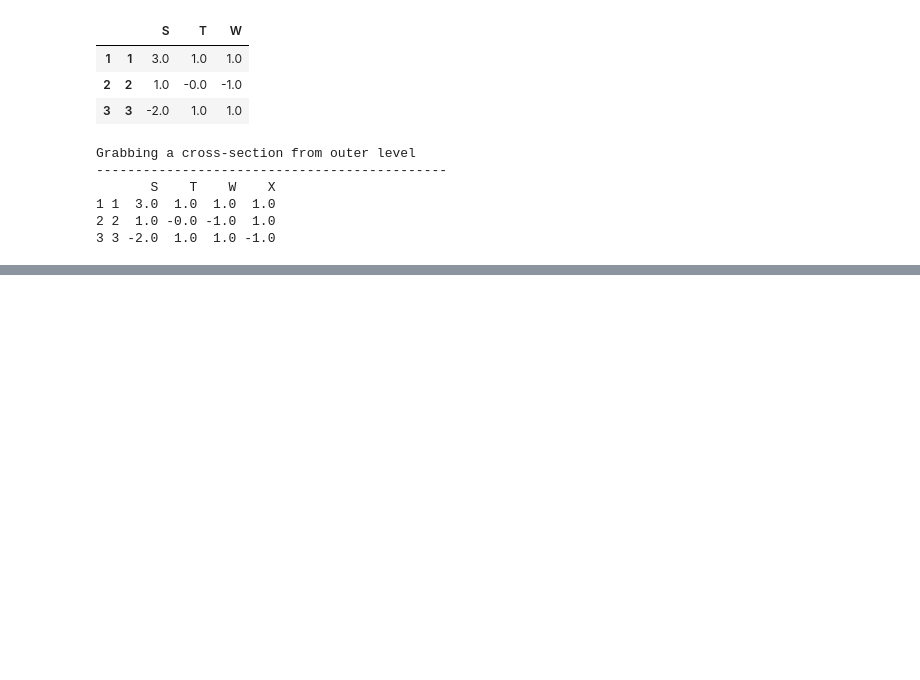
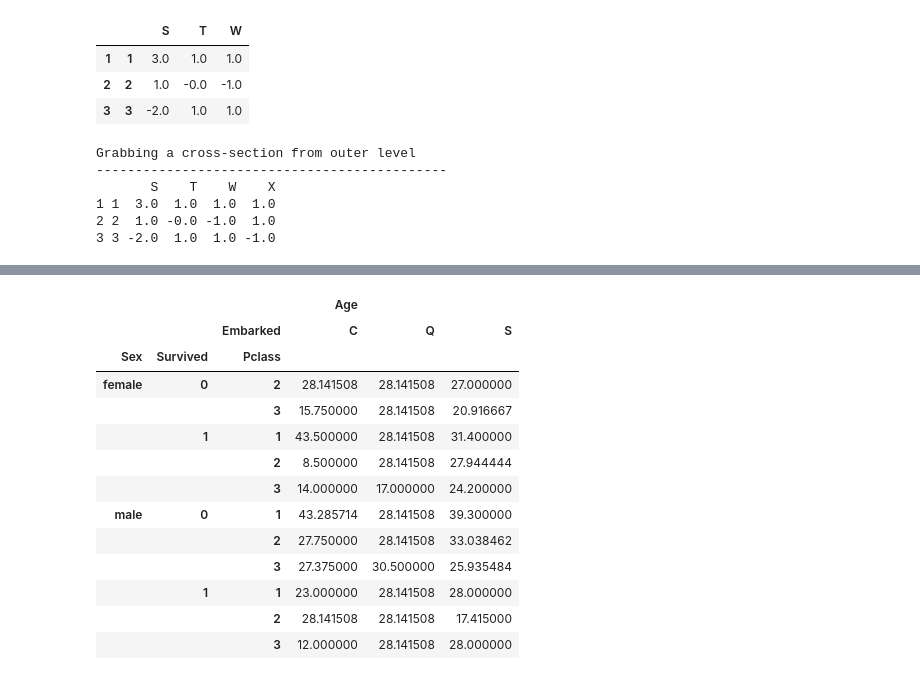
Before and after one commit to thangarajdeivasikamani/iNeuron_ML, a Jupyter notebook: Week5/Pandas data manipulation .ipynb, the cells around one changed output, grey strips where cells are left out. Saved outputs shown, nothing was run; the diff lists cells and outputs as text; code cells hidden in the pictures; blank space fills up the shorter version.

```diff
--- a/Week5/Pandas data manipulation .ipynb
+++ b/Week5/Pandas data manipulation .ipynb
@@ -1508,0 +1654,19 @@ Grabbing a cross-section from outer level
+# %%
+#handling null values fill with np.mean
+table = pd.pivot_table(df,index=['Sex','Survived','Pclass'],columns=['Embarked'],values=['Age'],aggfunc=np.mean,fill_value=np.mean(df['Age']))
+table
+# %% [output]
+|  |  |  | Age |  |  |
+|  |  | Embarked | C | Q | S |
+| Sex | Survived | Pclass |  |  |  |
+| female | 0 | 2 | 28.141508 | 28.141508 | 27.000000 |
+|  |  | 3 | 15.750000 | 28.141508 | 20.916667 |
+|  | 1 | 1 | 43.500000 | 28.141508 | 31.400000 |
+|  |  | 2 | 8.500000 | 28.141508 | 27.944444 |
+|  |  | 3 | 14.000000 | 17.000000 | 24.200000 |
+| male | 0 | 1 | 43.285714 | 28.141508 | 39.300000 |
+|  |  | 2 | 27.750000 | 28.141508 | 33.038462 |
+|  |  | 3 | 27.375000 | 30.500000 | 25.935484 |
+|  | 1 | 1 | 23.000000 | 28.141508 | 28.000000 |
+|  |  | 2 | 28.141508 | 28.141508 | 17.415000 |
+|  |  | 3 | 12.000000 | 28.141508 | 28.000000 |
```
Also changed, not shown: parts of 20 cells of this notebook, 4 other files.
